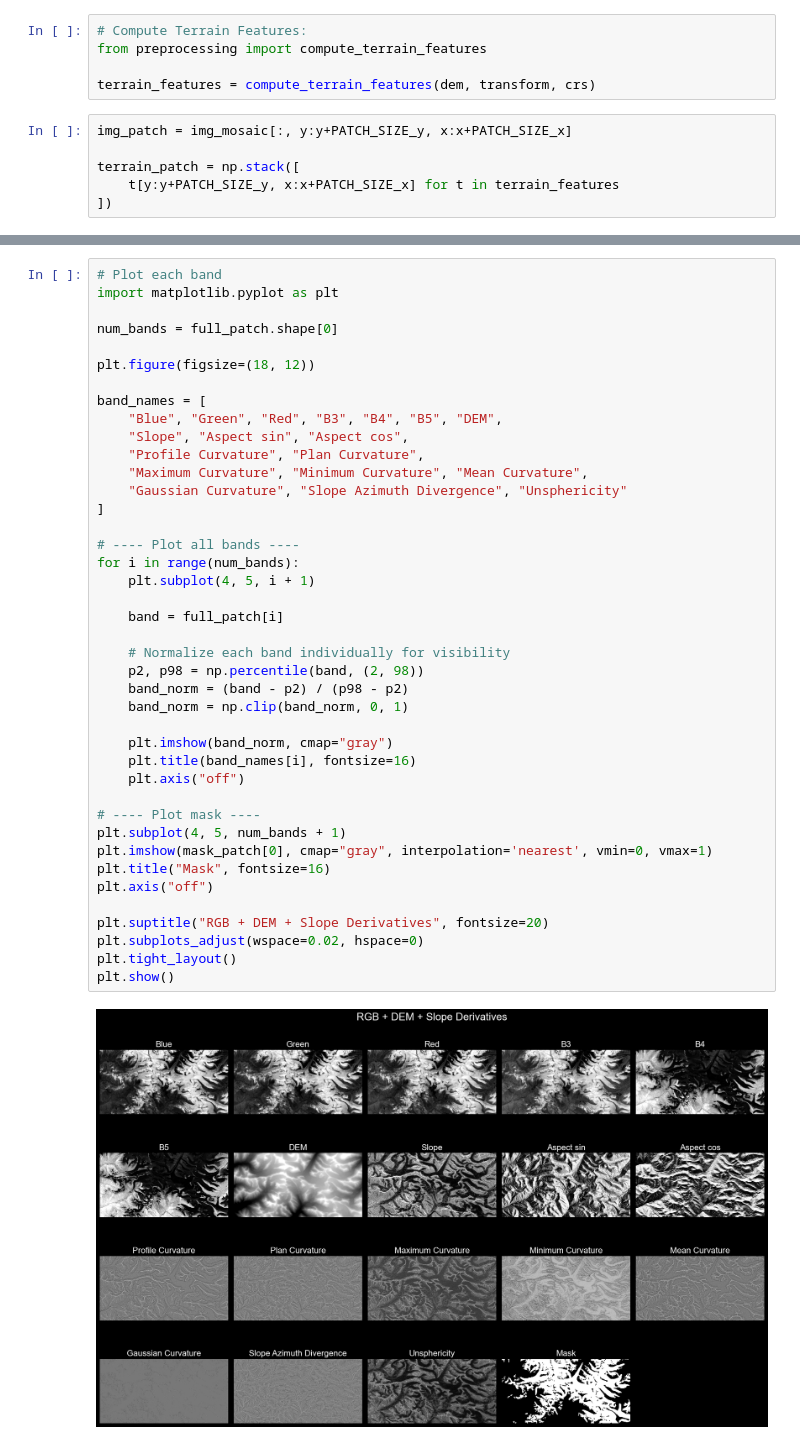
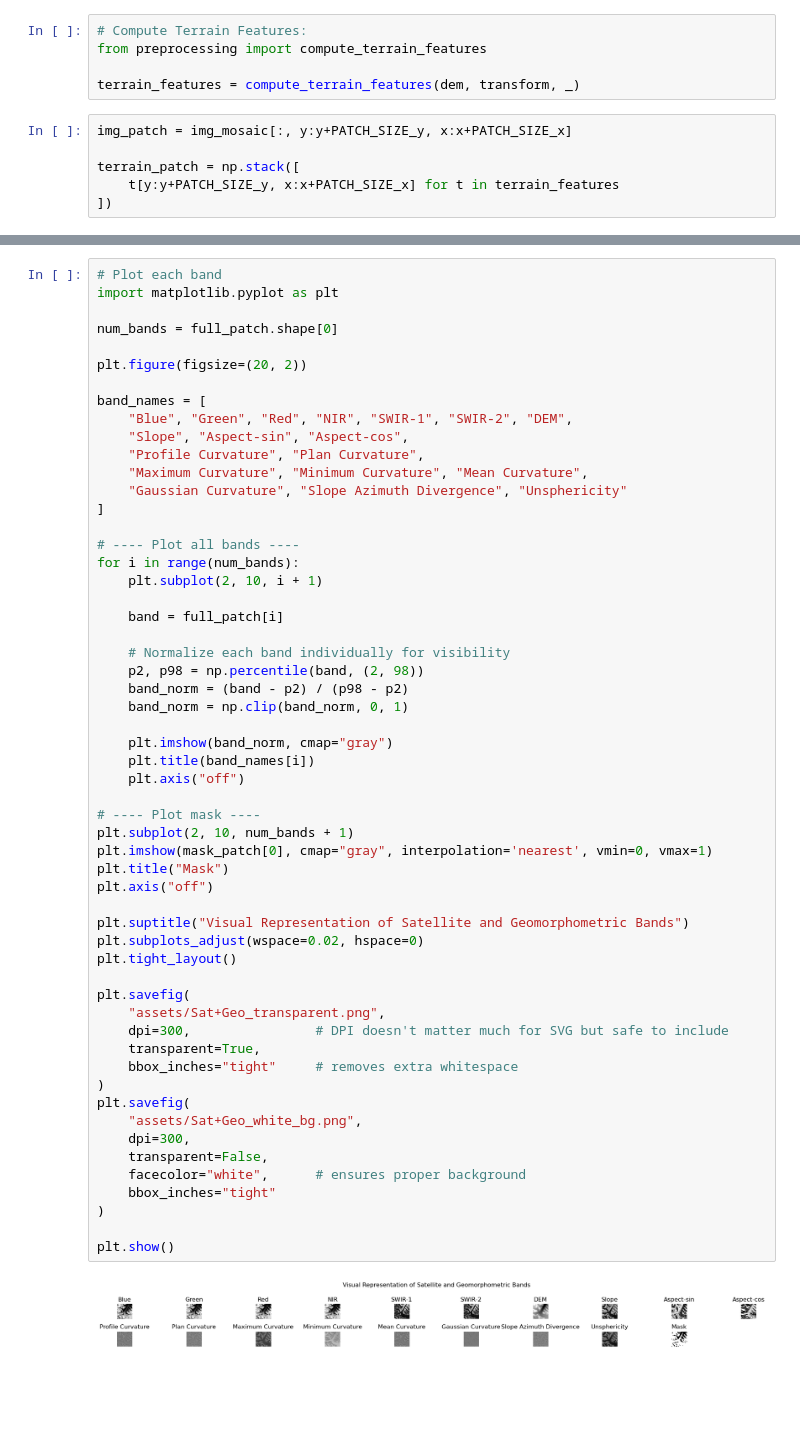
Before and after one commit to ashirbad23/MB-U-Net, a Jupyter notebook: preprocessing/Data_Visuals.ipynb, the cells around one changed output, grey strips where cells are left out. Cells and saved outputs as stored; diff of their text form; blank space fills up the shorter version.

```diff
--- a/preprocessing/Data_Visuals.ipynb
+++ b/preprocessing/Data_Visuals.ipynb
@@ -101,7 +114,7 @@ dem = img_mosaic[6]
 # Compute Terrain Features:
 from preprocessing import compute_terrain_features
 
-terrain_features = compute_terrain_features(dem, transform, crs)
+terrain_features = compute_terrain_features(dem, transform, _)
 # %%
 img_patch = img_mosaic[:, y:y+PATCH_SIZE_y, x:x+PATCH_SIZE_x]
 
@@ -120,40 +133,55 @@ import matplotlib.pyplot as plt
 
 num_bands = full_patch.shape[0]
 
-plt.figure(figsize=(18, 12))
+plt.figure(figsize=(20, 2))
 
 band_names = [
-    "Blue", "Green", "Red", "B3", "B4", "B5", "DEM",
-    "Slope", "Aspect sin", "Aspect cos",
+    "Blue", "Green", "Red", "NIR", "SWIR-1", "SWIR-2", "DEM",
+    "Slope", "Aspect-sin", "Aspect-cos",
     "Profile Curvature", "Plan Curvature",
     "Maximum Curvature", "Minimum Curvature", "Mean Curvature",
     "Gaussian Curvature", "Slope Azimuth Divergence", "Unsphericity"
 ]
 
 # ---- Plot all bands ----
 for i in range(num_bands):
-    plt.subplot(4, 5, i + 1)
+    plt.subplot(2, 10, i + 1)
 
     band = full_patch[i]
 
     # Normalize each band individually for visibility
     p2, p98 = np.percentile(band, (2, 98))
     band_norm = (band - p2) / (p98 - p2)
     band_norm = np.clip(band_norm, 0, 1)
 
     plt.imshow(band_norm, cmap="gray")
-    plt.title(band_names[i], fontsize=16)
+    plt.title(band_names[i])
     plt.axis("off")
 
 # ---- Plot mask ----
-plt.subplot(4, 5, num_bands + 1)
+plt.subplot(2, 10, num_bands + 1)
 plt.imshow(mask_patch[0], cmap="gray", interpolation='nearest', vmin=0, vmax=1)
-plt.title("Mask", fontsize=16)
+plt.title("Mask")
 plt.axis("off")
 
-plt.suptitle("RGB + DEM + Slope Derivatives", fontsize=20)
+plt.suptitle("Visual Representation of Satellite and Geomorphometric Bands")
 plt.subplots_adjust(wspace=0.02, hspace=0)
 plt.tight_layout()
+
+plt.savefig(
+    "assets/Sat+Geo_transparent.png",
+    dpi=300,                # DPI doesn't matter much for SVG but safe to include
+    transparent=True,
+    bbox_inches="tight"     # removes extra whitespace
+)
+plt.savefig(
+    "assets/Sat+Geo_white_bg.png",
+    dpi=300,
+    transparent=False,
+    facecolor="white",      # ensures proper background
+    bbox_inches="tight"
+)
+
 plt.show()
 # %% [output]
-[figure, old version]
+[figure, new version]
```
Also changed, not shown: parts of 10 cells of this notebook, 3 other files.
